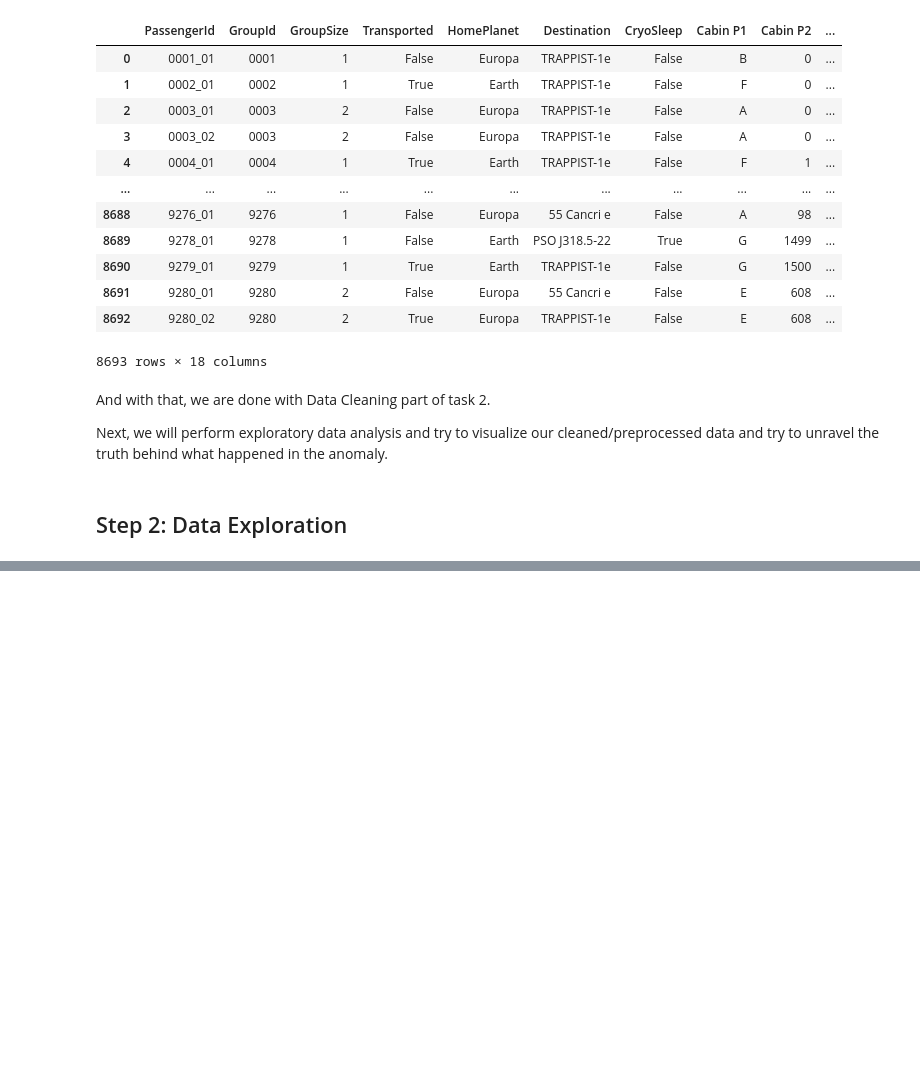
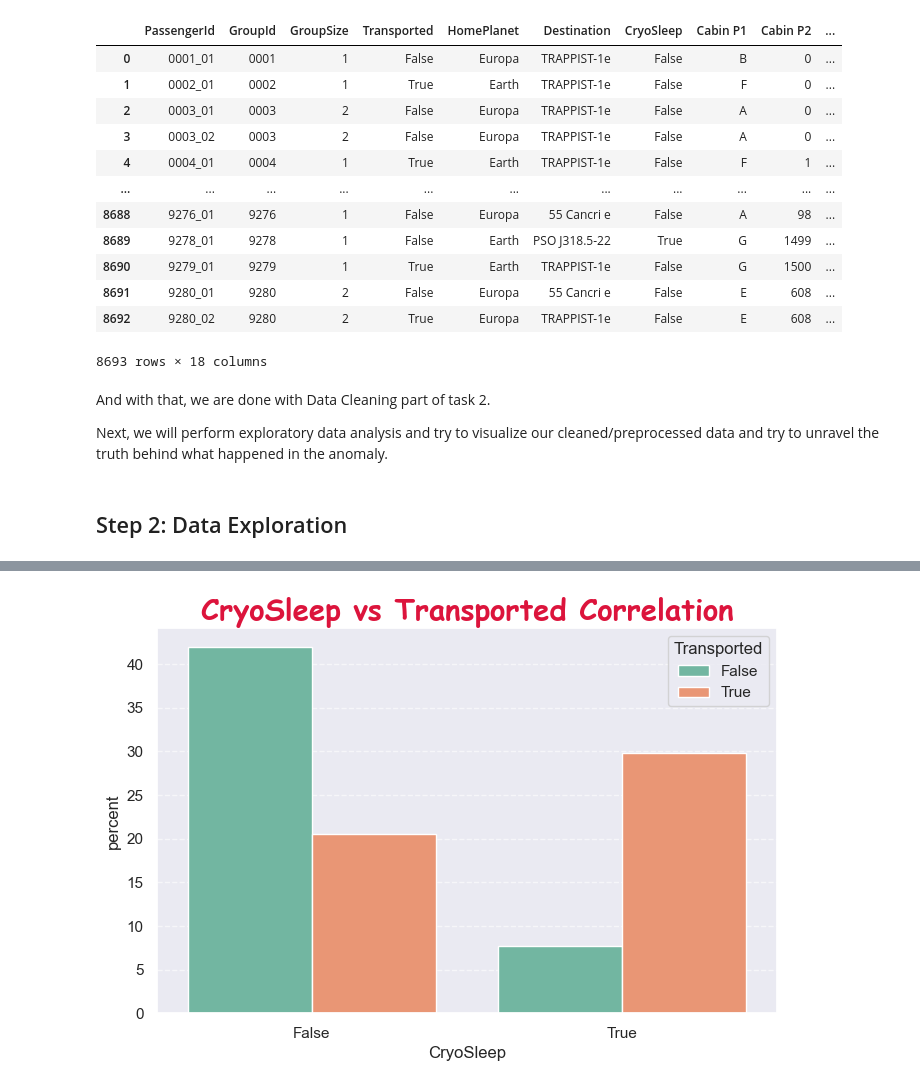
Before and after one commit to bestboybest/OlympusTech3.0--AstroGoodBoy, a Jupyter notebook: Task2/AstroGoodBoy_notebook_cleaning.ipynb, the cells around one changed output, grey strips where cells are left out. Drawn from its saved outputs; the diff is of its cells as text; code cells hidden in the pictures; blank space fills up the shorter version.

```diff
--- a/Task2/AstroGoodBoy_notebook_cleaning.ipynb
+++ b/Task2/AstroGoodBoy_notebook_cleaning.ipynb
@@ -1205,0 +1226,17 @@ Next, we will perform exploratory data analysis and try to visualize our cleaned
+# %%
+saveDir = './InterestingPlots/'
+
+
+sns.set_theme()
+plt.figure(figsize = (8, 5), dpi = 100)
+sns.countplot(data = cleanData, x = 'CryoSleep', hue = 'Transported', stat = 'percent', palette = 'Set2')
+
+titleFont = {'weight': 'bold', 'name': 'Comic Sans MS', 'color': 'crimson'}
+
+plt.title('CryoSleep vs Transported Correlation', fontdict = titleFont, size = 21)
+plt.grid(axis = 'y', linestyle = '--', alpha = 0.6)
+
+plt.savefig(saveDir + 'CryoSleep.jpeg', dpi = 300)
+plt.show()
+# %% [output]
+[figure, added]
```
Also changed, not shown: parts of 1 cell of this notebook, 1 other file.
